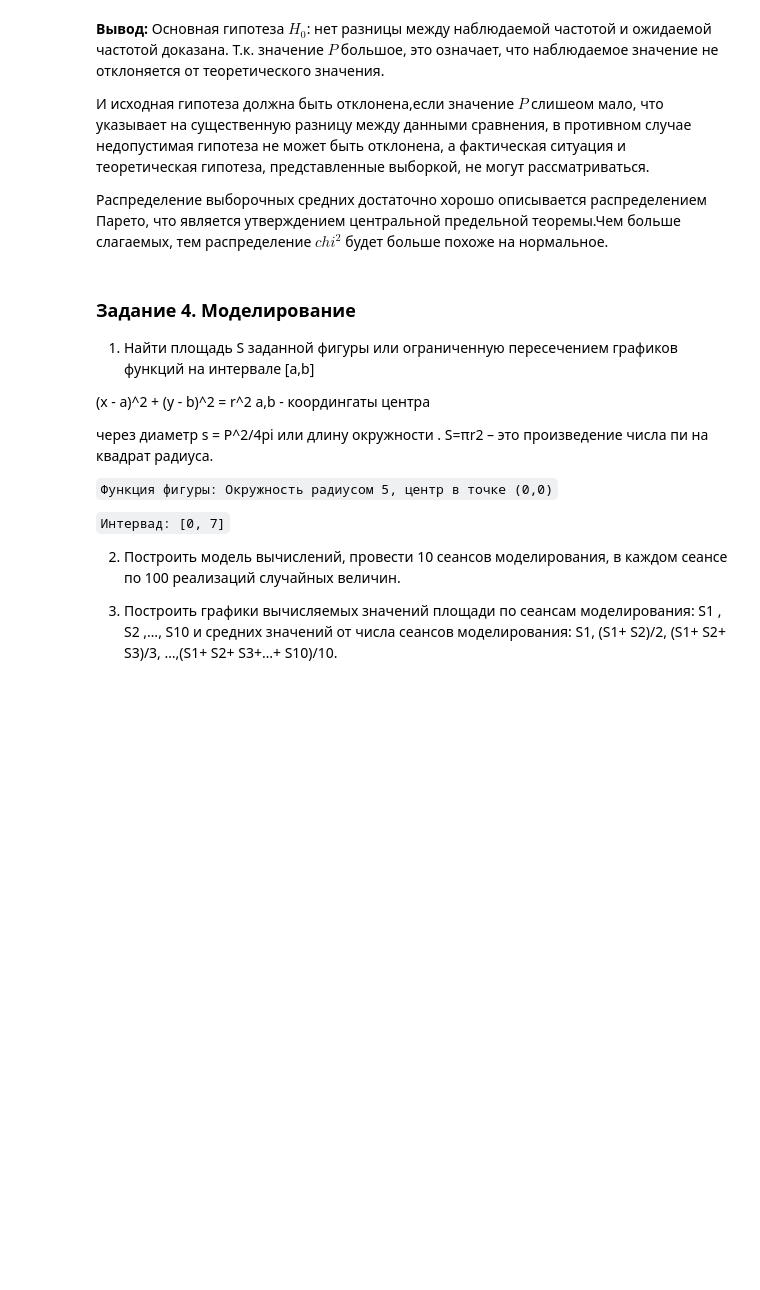
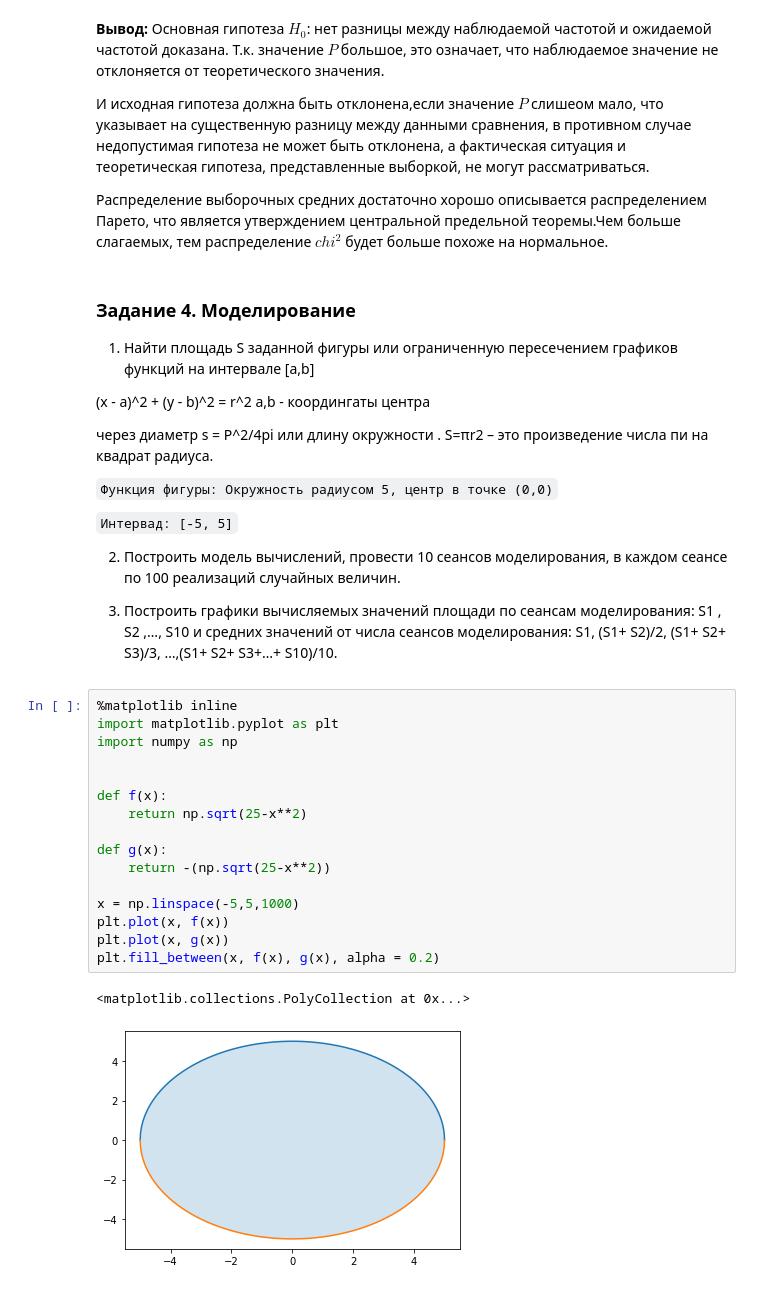
Before and after one commit to Natrofl/intsys_practices, a Jupyter notebook: [MTUCI]_Stats.ipynb, the cells around one changed output. Drawn from its saved outputs; the diff is of its cells as text; blank space fills up the shorter version.

```diff
--- a/[MTUCI]_Stats.ipynb
+++ b/[MTUCI]_Stats.ipynb
@@ -344,9 +344,28 @@ S=πr2 – это произведение числа пи на квадрат
 
 `Функция фигуры: Окружность радиусом 5, центр в точке (0,0)`
 
-`Интервад: [0, 7]`
+`Интервад: [-5, 5]`
 
 
 2. Построить модель вычислений, провести 10 сеансов моделирования, в каждом сеансе по 100 реализаций случайных величин.
 
 3. Построить графики вычисляемых значений площади по сеансам моделирования: S1 , S2 ,…, S10 и средних значений от числа сеансов моделирования:  S1, (S1+ S2)/2, (S1+ S2+ S3)/3, …,(S1+ S2+ S3+…+ S10)/10.
+# %%
+%matplotlib inline
+import matplotlib.pyplot as plt
+import numpy as np
+
+
+def f(x):
+    return np.sqrt(25-x**2)
+
+def g(x):
+    return -(np.sqrt(25-x**2))
+
+x = np.linspace(-5,5,1000)
+plt.plot(x, f(x))
+plt.plot(x, g(x))
+plt.fill_between(x, f(x), g(x), alpha = 0.2)
+# %% [output]
+<matplotlib.collections.PolyCollection at 0x...>
+[figure, added]
```
Also changed, not shown: parts of 5 cells of this notebook.
